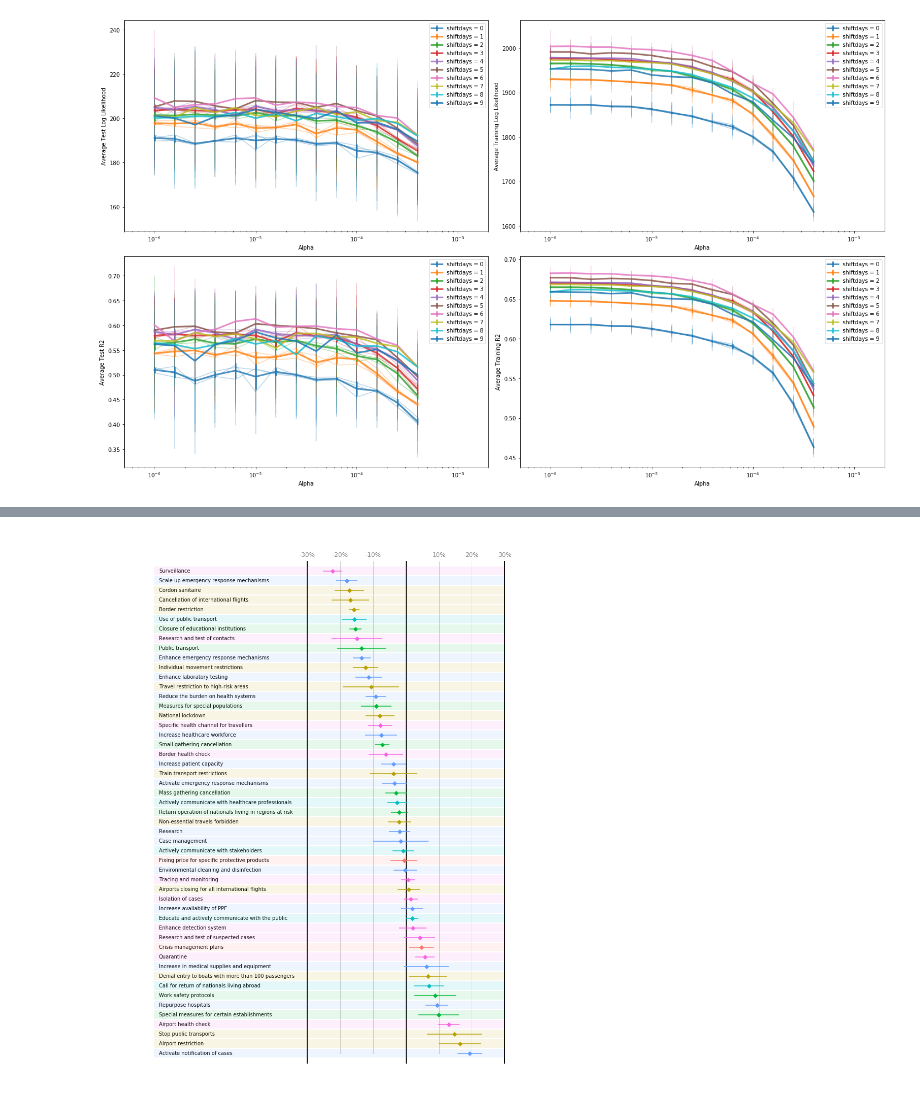
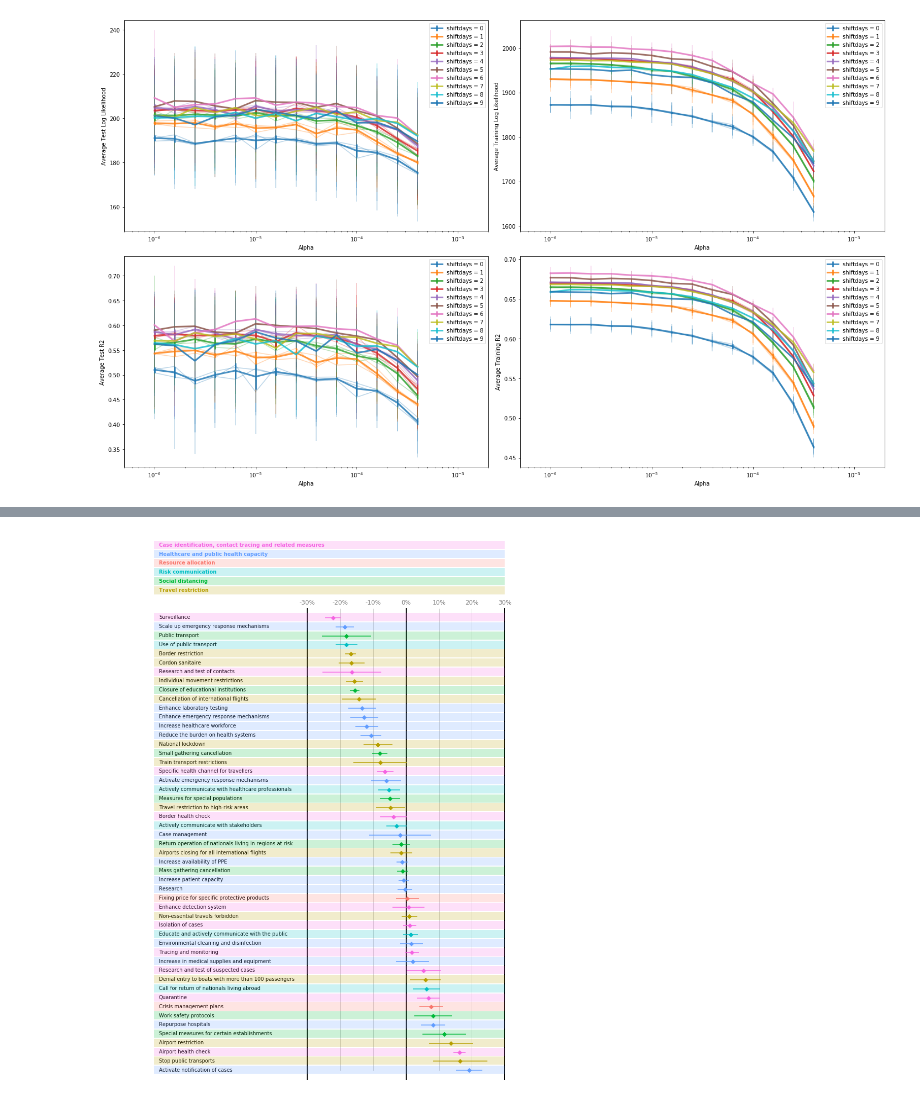
Before and after one commit to lukasgeyrhofer/corona, a Jupyter notebook: regression measures analysis.ipynb, the cells around one changed output, grey strips where cells are left out. Saved outputs shown, nothing was run; the diff lists cells and outputs as text; code cells hidden in the pictures.

Commit message:
update model choice

```diff
--- a/regression measures analysis.ipynb
+++ b/regression measures analysis.ipynb
@@ -406,7 +406,8 @@ plt.show()
 # ****************************************************************************
 # **  define final model parameters here as tuples (s,alpha) *****************
 # ****************************************************************************
-final_meta_parameters = [(6,1e-4),(6,1e-5),(6,1e-6),(7,1e-4),(7,1e-5),(7,1e-6),(8,1e-4),(8,1e-5),(8,1e-6)]
+#final_meta_parameters = [(6,1e-4),(6,1e-5),(6,1e-6),(7,1e-4),(7,1e-5),(7,1e-6),(8,1e-4),(8,1e-5),(8,1e-6)]
+final_meta_parameters = [(6,1e-4),(6,1e-5),(6,1e-6),(6,1e-4),(6,1e-5),(6,1e-6),(6,1e-4),(6,1e-5),(6,1e-6)]
 # ****************************************************************************
 
 
@@ -603,6 +560,6 @@ C(Country)[T.Thailand]       -0.882634    0.086384
 # %%
 def modelname(index):
-    return '({},{})'.format(final_meta_parameters[index][0],final_meta_parameters[index][1])
+    return 'm{} ({},{})'.format(index,final_meta_parameters[index][0],final_meta_parameters[index][1])
 
 colornames    = ['#f563e2','#609cff','#00bec4','#00b938','#b79f00','#f8766c']
 measurecolors = {l1:col for l1,col in zip(measure_level_dict.keys(),colornames)}
@@ -622,7 +579,7 @@ allparamnames.remove('Intercept')
 for paramname in allparamnames:
     paramvaluedict = {}
     for i in range(model_count):
-        paramvaluedict[modelname(i)] = results_final[i].params[paramname]/intercept[i]
+        paramvaluedict[modelname(i)] = float(results_final[i].params[paramname]/intercept[i])
     modelDF.loc[paramname] = paramvaluedict
 
 modelDF['average'] = modelDF.mean(numeric_only = True, axis = 1)
@@ -635,7 +592,7 @@ modelDF.to_csv('measure_effects_various_models.csv')
 l1_pos = -3
 l2_pos = -2.5
 
-def plotbox(ax, ypos = 1, label = '', color = '#ffffff', boxalpha = .1, header = False):
+def plotbox(ax, ypos = 1, label = '', color = '#ffffff', boxalpha = .2, header = False):
     background = plt.Rectangle([l2_pos - .05, ypos - .4], -l2_pos + 1.05, .9, fill = True, fc = color, alpha = boxalpha, zorder = 10)
     ax.add_patch(background)
     if not header:
@@ -652,36 +609,39 @@ averaged_beta3 = fCVrelative.apply(['mean','std'],axis = 0).T
 #averaged_beta3.sort_values(by = 'mean', ascending = False, inplace = True)
 
 averaged_beta4 = averaged_beta3.loc[list(modelDF.index),:]
 averaged_beta4.sort_values(by = 'mean', axis = 0,inplace = True,ascending = False)
 #print(averaged_beta4['mean'])
 
 betascaling = 10/3.
 fig,ax = plt.subplots(figsize = (15,20))
 for j,(index,values) in enumerate(averaged_beta4.iterrows()):
     #ax.annotate(inverse_mld[index][0],[l1_pos,j],c = measurecolors[inverse_mld[index][0]])
     #ax.annotate(inverse_mld[index][1],[l2_pos,j])
     plotbox(ax,ypos = j,label = inverse_mld[index][1], color = measurecolors[inverse_mld[index][0]])
     ax.errorbar(np.array([averaged_beta3['mean'][index]])*betascaling,[j],xerr=np.array([averaged_beta3['std'][index]])*betascaling, c = measurecolors[inverse_mld[index][0]], marker = 'D')
 
 ax.set_xlim([-3.1,1.2])
 
 for o,vertline in enumerate(np.arange(10)*betascaling/10.):
     if vertline != 0 and -1 <= vertline  <= 1:
         ax.plot([vertline,vertline],[0,j+1],c = 'lightgray',zorder = -3,lw =1)
         ax.plot([-vertline,-vertline],[0,j+1],c = 'lightgray',zorder = -3,lw =1)
         ax.annotate('-{:d}%'.format(o*10),[-vertline,j+1.5],fontsize = 12,c='gray',ha='center')
         ax.annotate('{:d}%'.format(o*10),[vertline,j+1.5],fontsize = 12,c='gray',ha='center')
 ax.plot([-1,-1],[-1,j+1], lw = 2, c = 'black',zorder = -2)
 ax.plot([0,0],[-1,j+1], lw = 2, c = 'black', zorder = -2)
 ax.plot([1,1],[-1,j+1], lw = 2, c = 'black', zorder = -2)
+ax.annotate('0%',[0,j+1.5],fontsize = 12, c='gray',ha='center')
 
-#for k,l1 in enumerate(measure_level_dict.keys()):
-#    plotbox(ax,ypos = j + k + 3, label = l1, color = measurecolors[l1], header = True)
+for k,l1 in enumerate(sorted(measure_level_dict.keys())[::-1]):
+    plotbox(ax,ypos = j + k + 3, label = l1, color = measurecolors[l1], header = True)
+
+ax.set_ylim([-2,j+k+4])
 
 ax.axis('off')
 plt.savefig('effects_measures_various_models.pdf')
 # %% [output]
-[figure, old version]
+[figure, new version]
 # %%
 import pickle
 
```
Also changed, not shown: parts of 8 cells of this notebook.
